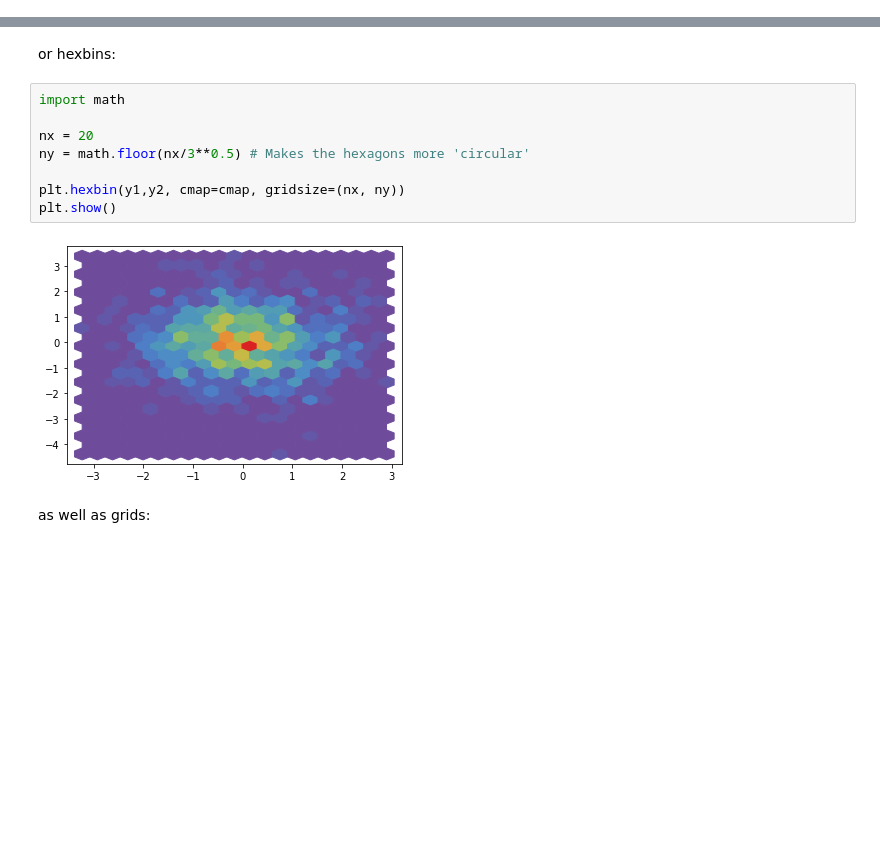
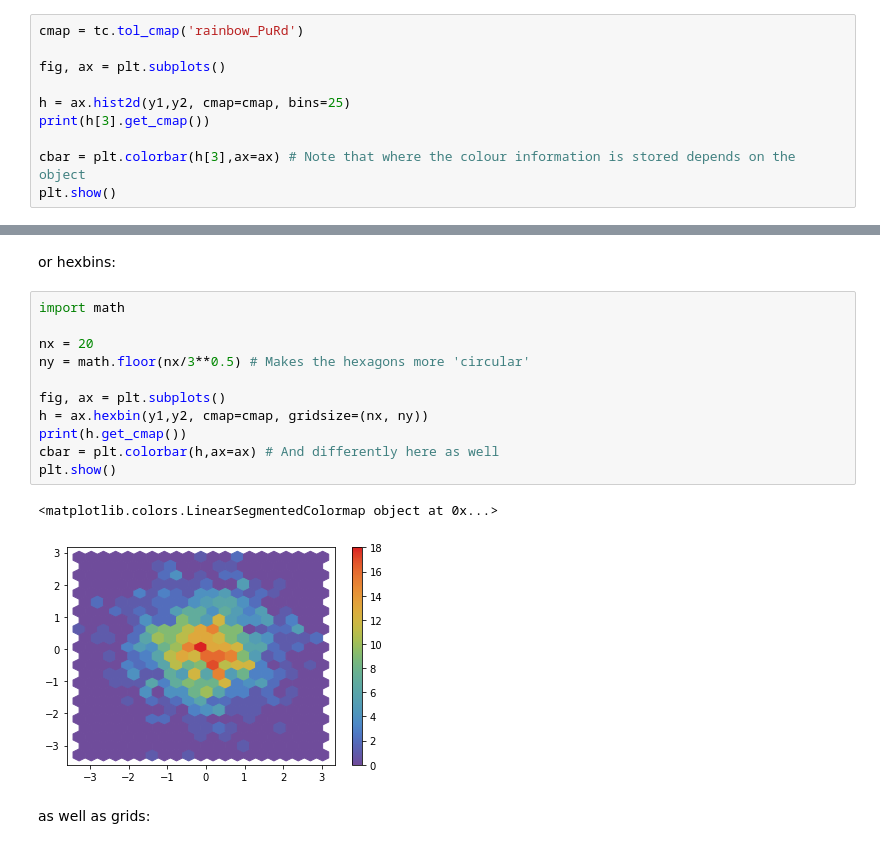
Before and after one commit to viktorsvahn/python_colour_guide, a Jupyter notebook: colour_schemes.ipynb, the cells around one changed output, grey strips where cells are left out. Drawn from its saved outputs; the diff is of its cells as text; blank space fills up the shorter version.

```diff
--- a/colour_schemes.ipynb
+++ b/colour_schemes.ipynb
@@ -178,0 +194,10 @@ plt.show()
+# %%
+cmap = tc.tol_cmap('rainbow_PuRd')
+
+fig, ax = plt.subplots()
+
+h = ax.hist2d(y1,y2, cmap=cmap, bins=25)
+print(h[3].get_cmap())
+
+cbar = plt.colorbar(h[3],ax=ax) # Note that where the colour information is stored depends on the object
+plt.show()
@@ -181,13 +209,17 @@ or hexbins:
 # %%
 import math
 
 nx = 20
 ny = math.floor(nx/3**0.5) # Makes the hexagons more 'circular'
 
-plt.hexbin(y1,y2, cmap=cmap, gridsize=(nx, ny))
+fig, ax = plt.subplots()
+h = ax.hexbin(y1,y2, cmap=cmap, gridsize=(nx, ny))
+print(h.get_cmap())
+cbar = plt.colorbar(h,ax=ax) # And differently here as well
 plt.show()
 # %% [output]
+<matplotlib.colors.LinearSegmentedColormap object at 0x...>
-[figure, old version]
+[figure, new version]
 # %% [markdown]
 as well as grids:
 # %%
```
Also changed, not shown: parts of 15 cells of this notebook.
